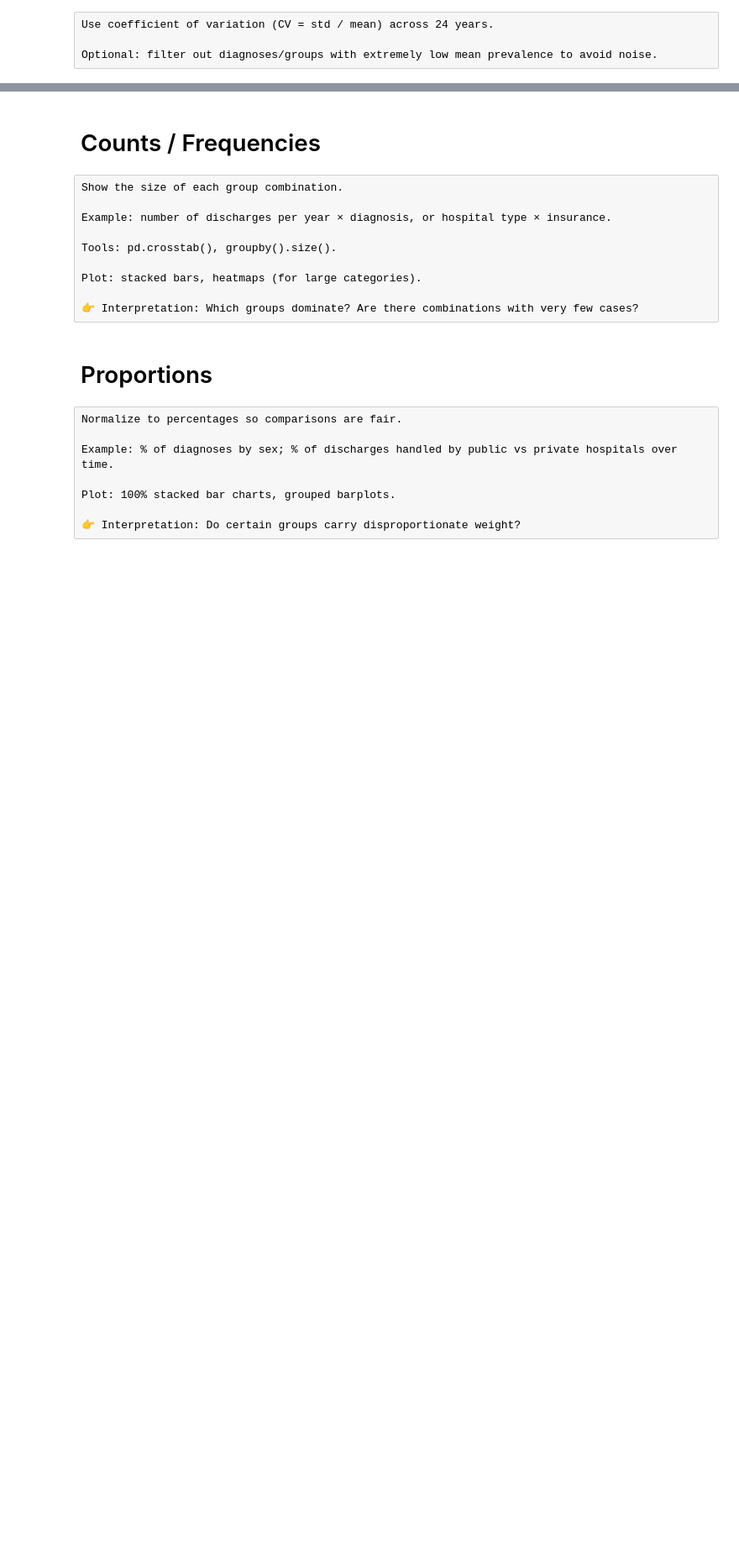
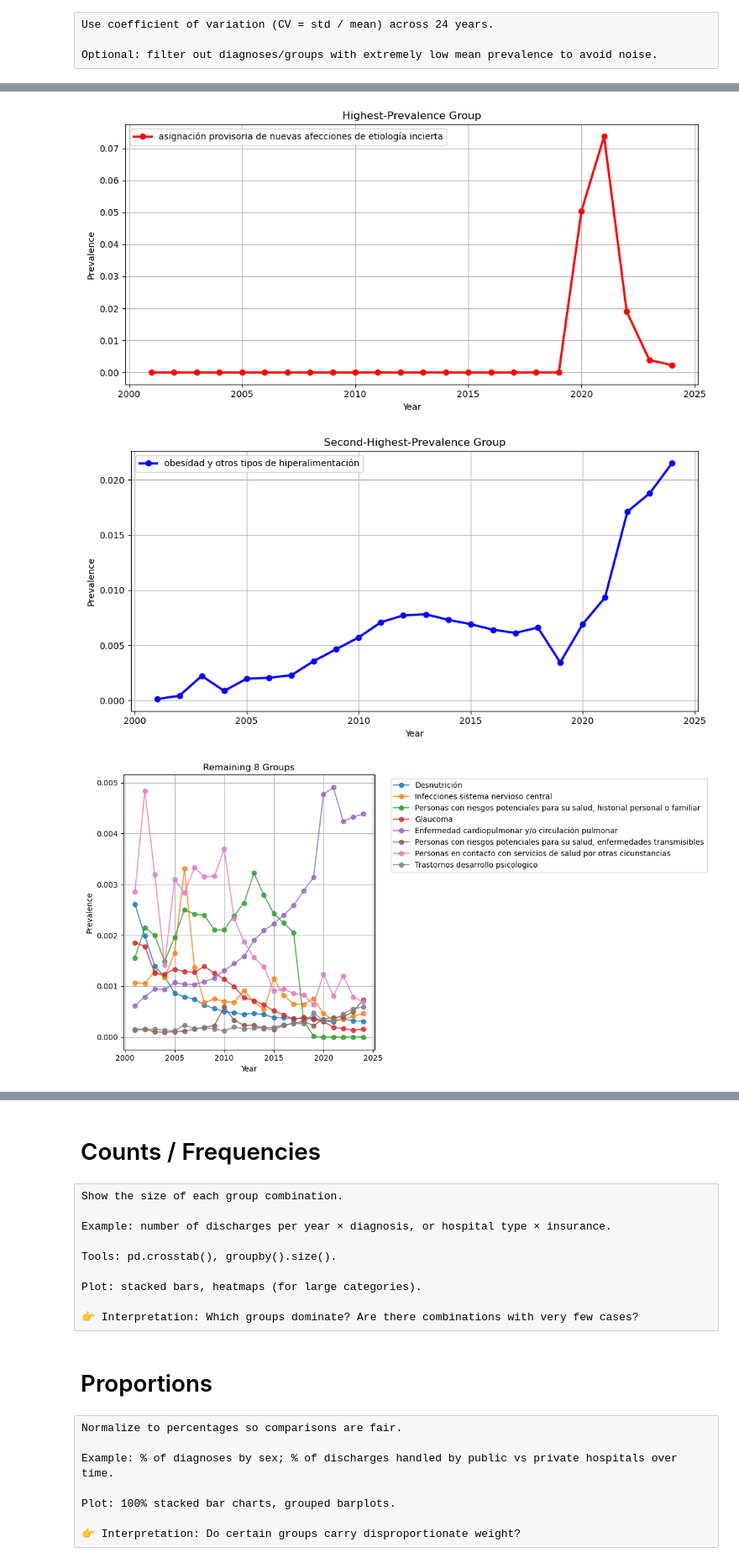
Before and after one commit to mirkopodunavak1996/EDAHospDischarges_Chile2001-2024, a Jupyter notebook: notebooks/General_Analysis_2001-2024_Bivariate(2).ipynb, the cells around one changed output, grey strips where cells are left out. Shown at 84% size. Drawn from its saved outputs; the diff is of its cells as text; code cells hidden in the pictures; blank space fills up the shorter version.

Commit message:
Bivariate analysis of year and diagnosis is finished. I need to document the analysis respecting the structure for the bivaraite analysis, both for descriptive pairs and deep analysis ones

```diff
--- a/notebooks/General_Analysis_2001-2024_Bivariate(2).ipynb
+++ b/notebooks/General_Analysis_2001-2024_Bivariate(2).ipynb
@@ -251,0 +294,5 @@ Optional: filter out diagnoses/groups with extremely low mean prevalence to avoi
+# %%
+threshold = prevalence["mean"].quantile(0.10)
+prevalence_filtered = prevalence[prevalence["mean"] >= threshold].copy()
+prevalence_filtered["std"] = prevalence_filtered.select_dtypes(include='number').drop(columns=["mean"]).std(axis=1)
+prevalence_filtered["CV"] = prevalence_filtered["std"] / prevalence_filtered["mean"]
@@ -251,0 +316,2 @@ Optional: filter out diagnoses/groups with extremely low mean prevalence to avoi
+# %%
+top10_CV = prevalence_filtered.sort_values(by = "CV", ascending = False).head(10)
@@ -251,0 +334,63 @@ Optional: filter out diagnoses/groups with extremely low mean prevalence to avoi
+# %%
+plot_top10 = top10_CV.iloc[:, 0:24]
+# %%
+import matplotlib.pyplot as plt
+
+# --- Manually specify the groups ---
+highest_group = "asignación provisoria de nuevas afecciones de etiología incierta"
+second_highest_group = "obesidad y otros tipos de hiperalimentación"  # replace with the actual second-highest group
+other_groups = plot_top10.drop([highest_group, second_highest_group])
+
+# Custom labels for the remaining 8 groups
+custom_labels_other8 = [
+    "Desnutrición",
+    "Infecciones sistema nervioso central",
+    "Personas con riesgos potenciales para su salud, historial personal o familiar",
+    "Glaucoma",
+    "Enfermedad cardiopulmonar y/o circulación pulmonar",
+    "Personas con riesgos potenciales para su salud, enfermedades transmisibles",
+    "Personas en contacto con servicios de salud por otras cicunstancias",
+    "Trastornos desarrollo psicologico"
+]
+
+# --- Plot 1: Highest-prevalence group ---
+plt.figure(figsize=(10,5))
+plt.plot(plot_top10.columns, plot_top10.loc[highest_group],
+         color='red', marker='o', linewidth=2.5, label=highest_group)
+plt.title("Highest-Prevalence Group")
+plt.xlabel("Year")
+plt.ylabel("Prevalence")
+plt.grid(True)
+plt.legend(loc='upper left')
+plt.tight_layout()
+plt.show()
+
+# --- Plot 2: Second-highest-prevalence group ---
+plt.figure(figsize=(10,5))
+plt.plot(plot_top10.columns, plot_top10.loc[second_highest_group],
+         color='blue', marker='o', linewidth=2.5, label=second_highest_group)
+plt.title("Second-Highest-Prevalence Group")
+plt.xlabel("Year")
+plt.ylabel("Prevalence")
+plt.grid(True)
+plt.legend(loc='upper left')
+plt.tight_layout()
+plt.show()
+
+# --- Plot 3: Remaining 8 groups ---
+plt.figure(figsize=(12,6))
+for i, group in enumerate(other_groups.index):
+    label = custom_labels_other8[i] if i < len(custom_labels_other8) else group
+    plt.plot(plot_top10.columns, other_groups.loc[group],
+             marker='o', linewidth=1.5, alpha=0.8, label=label)
+plt.title("Remaining 8 Groups")
+plt.xlabel("Year")
+plt.ylabel("Prevalence")
+plt.grid(True)
+plt.legend(bbox_to_anchor=(1.05,1), loc='upper left')
+plt.tight_layout()
+plt.show()
+# %% [output]
+[figure, added]
+[figure, added]
+[figure, added]
```
Also changed, not shown: parts of 17 cells of this notebook.
